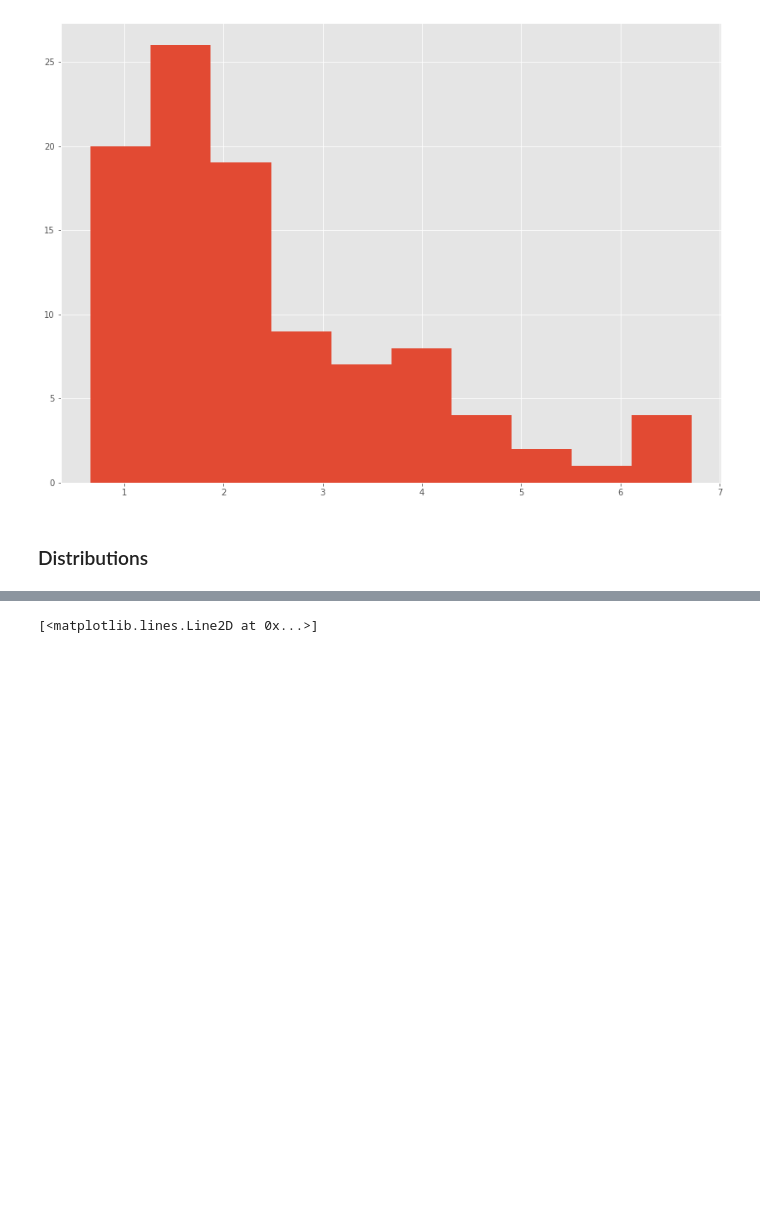
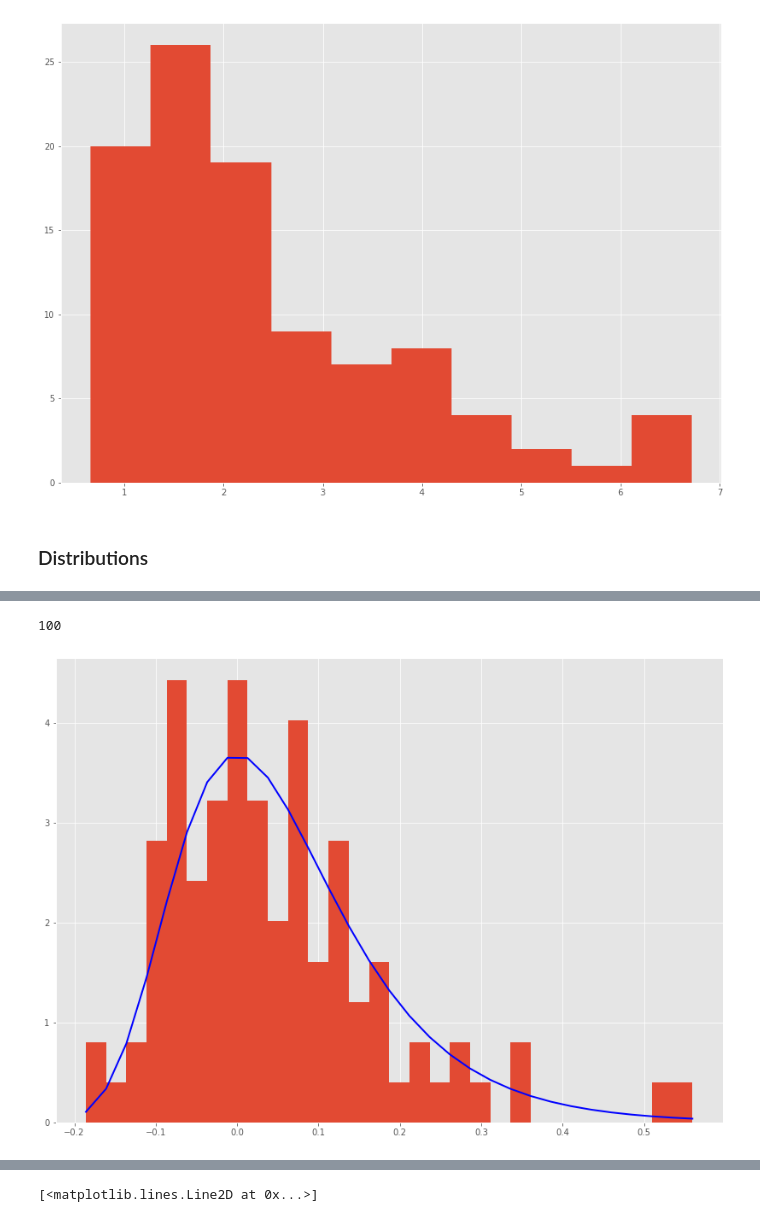
Before and after one commit to Samjean2020/progda2020-project, a Jupyter notebook: progda2020project.ipynb, the cells around one changed output, grey strips where cells are left out. Cells and saved outputs as stored; diff of their text form; code cells hidden in the pictures; blank space fills up the shorter version.

Commit message:
Worked on Distributions and simulation.

```diff
--- a/progda2020project.ipynb
+++ b/progda2020project.ipynb
@@ -256,0 +304,5 @@ plt.hist(df.iloc[0:100,11])
+# %%
+# Draw samples from the distribution:
+rng = np.random.default_rng()
+mu, beta = 0, 0.1 # location and scale
+cases = rng.gumbel(mu, beta, 100)
@@ -256,0 +329,13 @@ plt.hist(df.iloc[0:100,11])
+# %%
+len(cases)
+# %% [output]
+100
+# %%
+#Display the histogram of the samples, along with the probability density function:
+import matplotlib.pyplot as plt
+count, bins, ignored = plt.hist(cases, 30, density=True)
+plt.plot(bins, (1/beta)*np.exp(-(bins - mu)/beta)
+         * np.exp( -np.exp( -(bins - mu) /beta) ), linewidth=2, color='b')
+plt.show()
+# %% [output]
+[figure, added]
```
Also changed, not shown: parts of 68 cells of this notebook.
